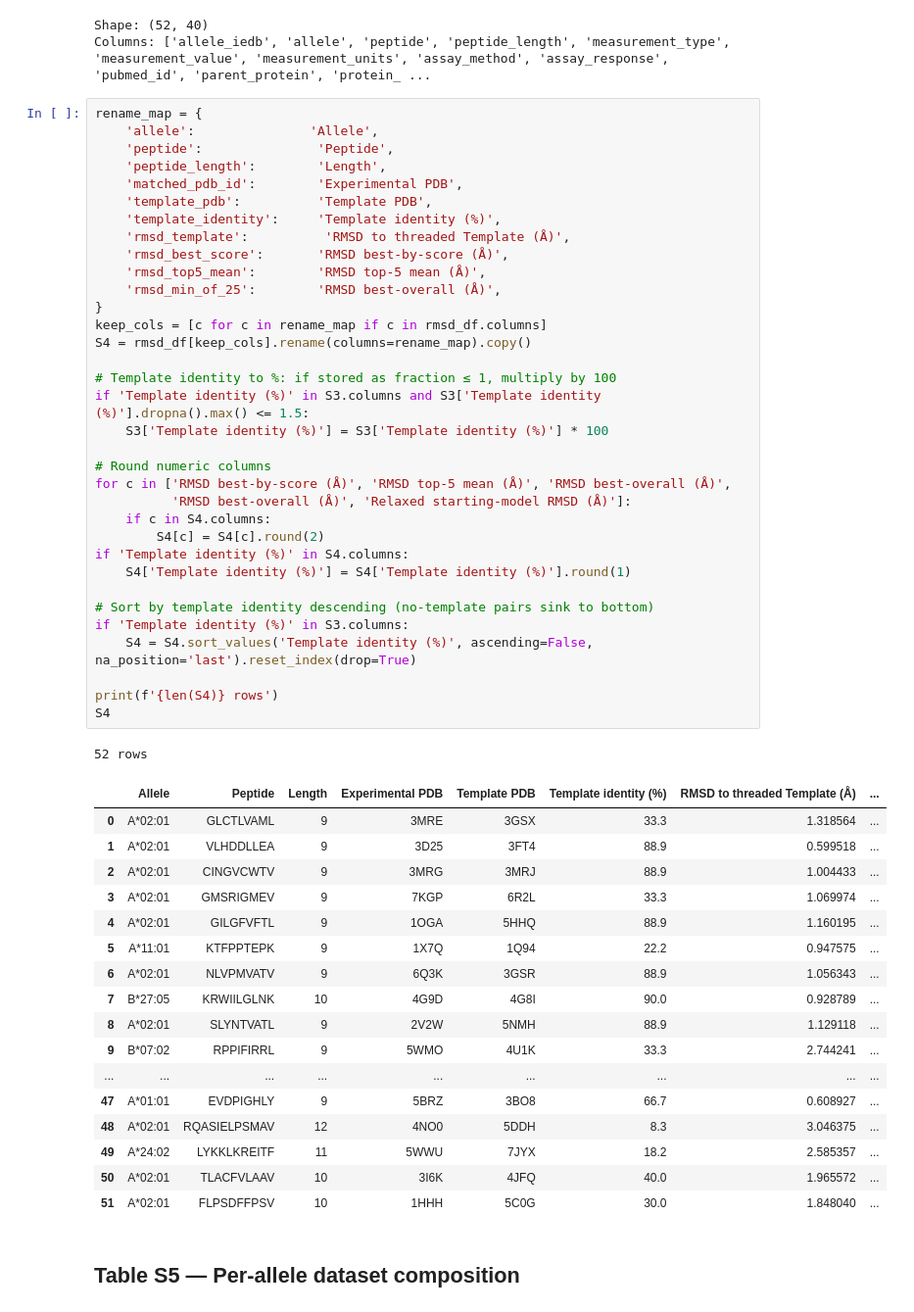
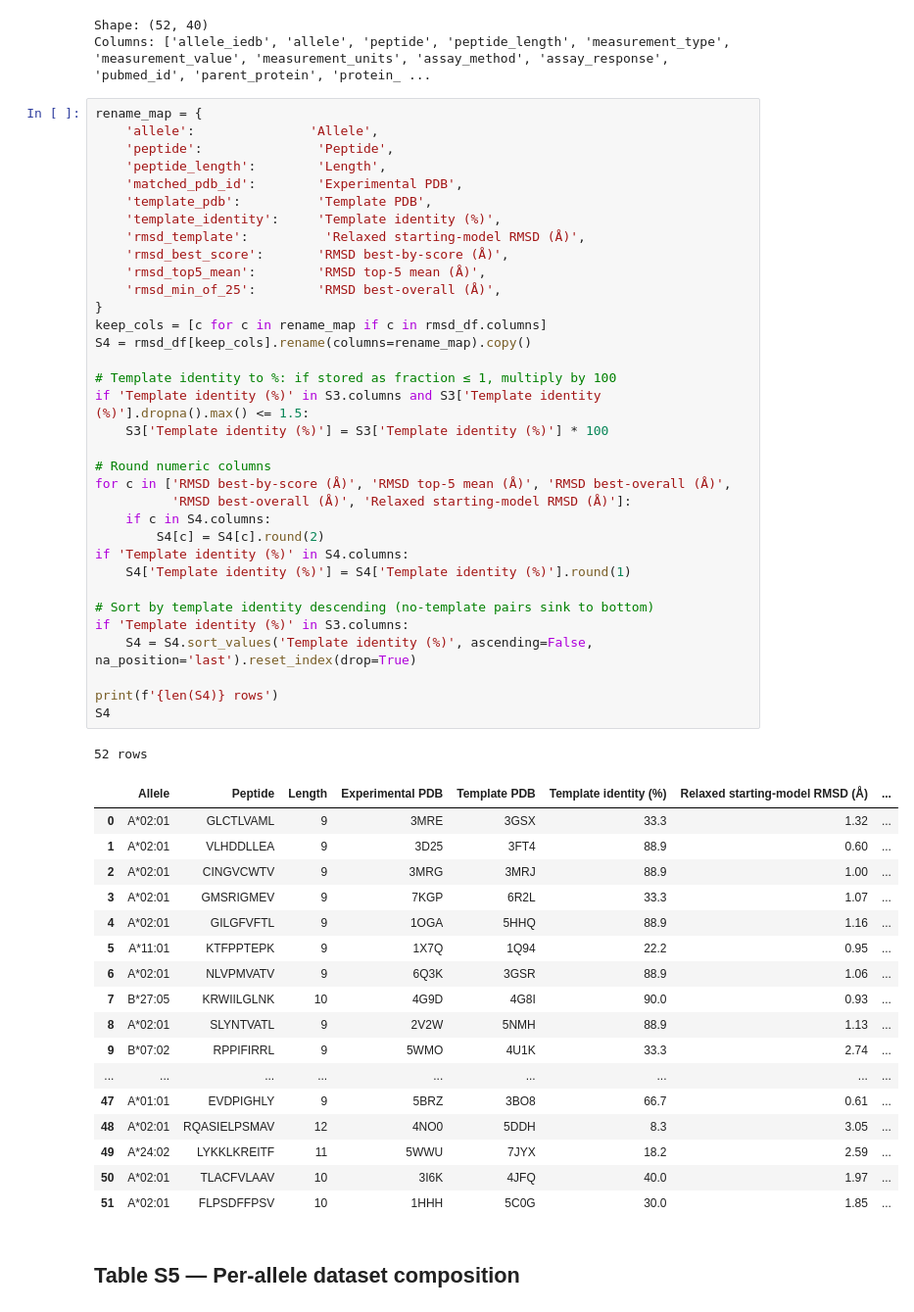
Before and after one commit to kunikohunter/PepBind3D, a Jupyter notebook: 07_supplemental_tables.ipynb, the cells around one changed output. Shown at 98% size. Saved outputs shown, nothing was run; the diff lists cells and outputs as text.

Commit message:
Rename S4 RMSD column to 'Relaxed starting-model RMSD' to match caption

```diff
--- a/07_supplemental_tables.ipynb
+++ b/07_supplemental_tables.ipynb
@@ -259,51 +259,51 @@ rename_map = {
     'matched_pdb_id':        'Experimental PDB',
     'template_pdb':          'Template PDB',
     'template_identity':     'Template identity (%)',
-    'rmsd_template':          'RMSD to threaded Template (Å)',
+    'rmsd_template':          'Relaxed starting-model RMSD (Å)',
     'rmsd_best_score':       'RMSD best-by-score (Å)',
     'rmsd_top5_mean':        'RMSD top-5 mean (Å)',
     'rmsd_min_of_25':        'RMSD best-overall (Å)',
 }
 keep_cols = [c for c in rename_map if c in rmsd_df.columns]
 S4 = rmsd_df[keep_cols].rename(columns=rename_map).copy()
 
 # Template identity to %: if stored as fraction ≤ 1, multiply by 100
 if 'Template identity (%)' in S3.columns and S3['Template identity (%)'].dropna().max() <= 1.5:
     S3['Template identity (%)'] = S3['Template identity (%)'] * 100
 
 # Round numeric columns
 for c in ['RMSD best-by-score (Å)', 'RMSD top-5 mean (Å)', 'RMSD best-overall (Å)',
           'RMSD best-overall (Å)', 'Relaxed starting-model RMSD (Å)']:
     if c in S4.columns:
         S4[c] = S4[c].round(2)
 if 'Template identity (%)' in S4.columns:
     S4['Template identity (%)'] = S4['Template identity (%)'].round(1)
 
 # Sort by template identity descending (no-template pairs sink to bottom)
 if 'Template identity (%)' in S3.columns:
     S4 = S4.sort_values('Template identity (%)', ascending=False, na_position='last').reset_index(drop=True)
 
 print(f'{len(S4)} rows')
 S4
 # %% [output]
 52 rows
-|  | Allele | Peptide | Length | Experimental PDB | Template PDB | Template identity (%) | RMSD to threaded Template (Å) | ... |
-| 0 | A*02:01 | GLCTLVAML | 9 | 3MRE | 3GSX | 33.3 | 1.318564 | ... |
-| 1 | A*02:01 | VLHDDLLEA | 9 | 3D25 | 3FT4 | 88.9 | 0.599518 | ... |
-| 2 | A*02:01 | CINGVCWTV | 9 | 3MRG | 3MRJ | 88.9 | 1.004433 | ... |
-| 3 | A*02:01 | GMSRIGMEV | 9 | 7KGP | 6R2L | 33.3 | 1.069974 | ... |
-| 4 | A*02:01 | GILGFVFTL | 9 | 1OGA | 5HHQ | 88.9 | 1.160195 | ... |
-| 5 | A*11:01 | KTFPPTEPK | 9 | 1X7Q | 1Q94 | 22.2 | 0.947575 | ... |
-| 6 | A*02:01 | NLVPMVATV | 9 | 6Q3K | 3GSR | 88.9 | 1.056343 | ... |
-| 7 | B*27:05 | KRWIILGLNK | 10 | 4G9D | 4G8I | 90.0 | 0.928789 | ... |
-| 8 | A*02:01 | SLYNTVATL | 9 | 2V2W | 5NMH | 88.9 | 1.129118 | ... |
-| 9 | B*07:02 | RPPIFIRRL | 9 | 5WMO | 4U1K | 33.3 | 2.744241 | ... |
+|  | Allele | Peptide | Length | Experimental PDB | Template PDB | Template identity (%) | Relaxed starting-model RMSD (Å) | ... |
+| 0 | A*02:01 | GLCTLVAML | 9 | 3MRE | 3GSX | 33.3 | 1.32 | ... |
+| 1 | A*02:01 | VLHDDLLEA | 9 | 3D25 | 3FT4 | 88.9 | 0.60 | ... |
+| 2 | A*02:01 | CINGVCWTV | 9 | 3MRG | 3MRJ | 88.9 | 1.00 | ... |
+| 3 | A*02:01 | GMSRIGMEV | 9 | 7KGP | 6R2L | 33.3 | 1.07 | ... |
+| 4 | A*02:01 | GILGFVFTL | 9 | 1OGA | 5HHQ | 88.9 | 1.16 | ... |
+| 5 | A*11:01 | KTFPPTEPK | 9 | 1X7Q | 1Q94 | 22.2 | 0.95 | ... |
+| 6 | A*02:01 | NLVPMVATV | 9 | 6Q3K | 3GSR | 88.9 | 1.06 | ... |
+| 7 | B*27:05 | KRWIILGLNK | 10 | 4G9D | 4G8I | 90.0 | 0.93 | ... |
+| 8 | A*02:01 | SLYNTVATL | 9 | 2V2W | 5NMH | 88.9 | 1.13 | ... |
+| 9 | B*07:02 | RPPIFIRRL | 9 | 5WMO | 4U1K | 33.3 | 2.74 | ... |
 | ... | ... | ... | ... | ... | ... | ... | ... | ... |
-| 47 | A*01:01 | EVDPIGHLY | 9 | 5BRZ | 3BO8 | 66.7 | 0.608927 | ... |
-| 48 | A*02:01 | RQASIELPSMAV | 12 | 4NO0 | 5DDH | 8.3 | 3.046375 | ... |
-| 49 | A*24:02 | LYKKLKREITF | 11 | 5WWU | 7JYX | 18.2 | 2.585357 | ... |
-| 50 | A*02:01 | TLACFVLAAV | 10 | 3I6K | 4JFQ | 40.0 | 1.965572 | ... |
-| 51 | A*02:01 | FLPSDFFPSV | 10 | 1HHH | 5C0G | 30.0 | 1.848040 | ... |
+| 47 | A*01:01 | EVDPIGHLY | 9 | 5BRZ | 3BO8 | 66.7 | 0.61 | ... |
+| 48 | A*02:01 | RQASIELPSMAV | 12 | 4NO0 | 5DDH | 8.3 | 3.05 | ... |
+| 49 | A*24:02 | LYKKLKREITF | 11 | 5WWU | 7JYX | 18.2 | 2.59 | ... |
+| 50 | A*02:01 | TLACFVLAAV | 10 | 3I6K | 4JFQ | 40.0 | 1.97 | ... |
+| 51 | A*02:01 | FLPSDFFPSV | 10 | 1HHH | 5C0G | 30.0 | 1.85 | ... |
 # %% [markdown]
 ## Table S5 — Per-allele dataset composition
 # %%
```
